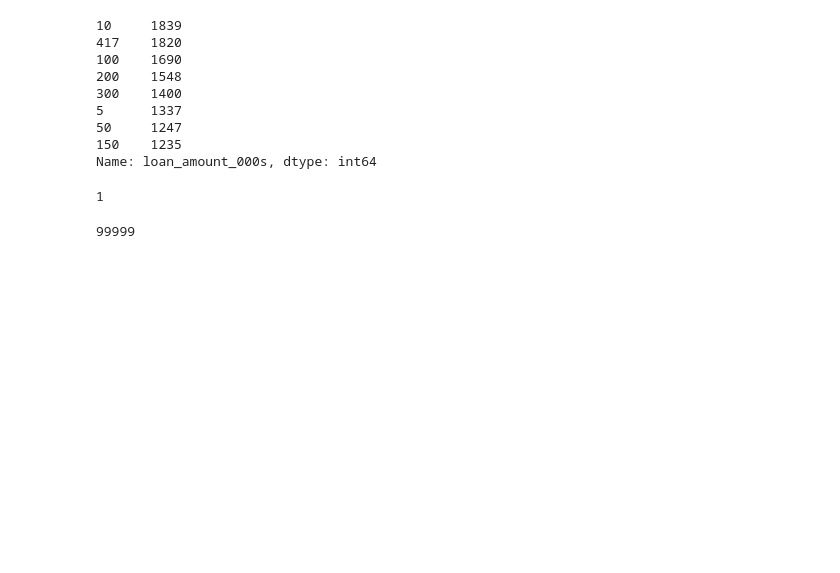
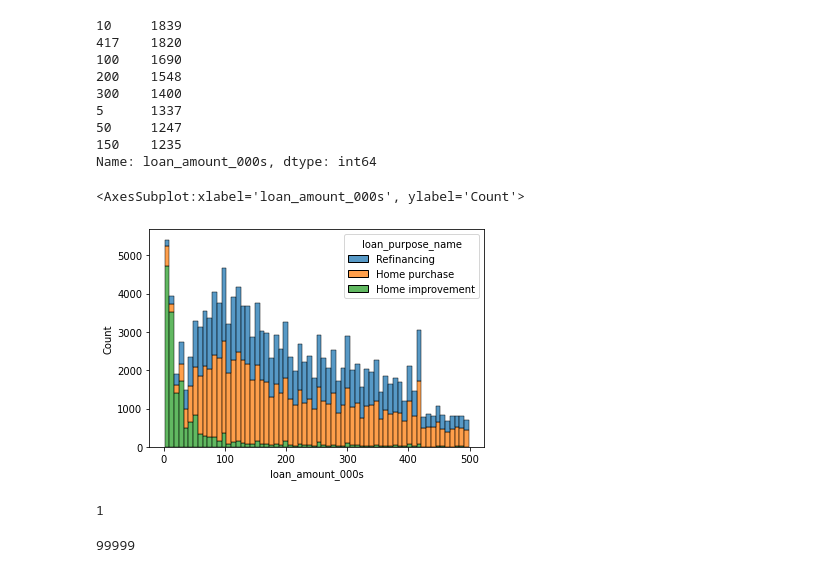
Before and after one commit to mrs-curi0sity/loan_data_challenge, a Jupyter notebook: eda_credit.ipynb, the cells around one changed output. Cells and saved outputs as stored; diff of their text form; code cells hidden in the pictures; blank space fills up the shorter version.

Commit message:
added visualisation e.g. loan_amount to loan_purpose

```diff
--- a/eda_credit.ipynb
+++ b/eda_credit.ipynb
@@ -239,3 +257,9 @@ Name: loan_amount_000s, dtype: int64
+# %%
+sns.histplot(df_credit_data[df_credit_data.loan_amount_000s < 500], x='loan_amount_000s',
+             bins=64, hue = 'loan_purpose_name', multiple="stack")
+# %% [output]
+<AxesSubplot:xlabel='loan_amount_000s', ylabel='Count'>
+[figure, added]
 # %%
 min(set(df_credit_data['loan_amount_000s']))
 # %% [output]
```
Also changed, not shown: parts of 5 cells of this notebook.
